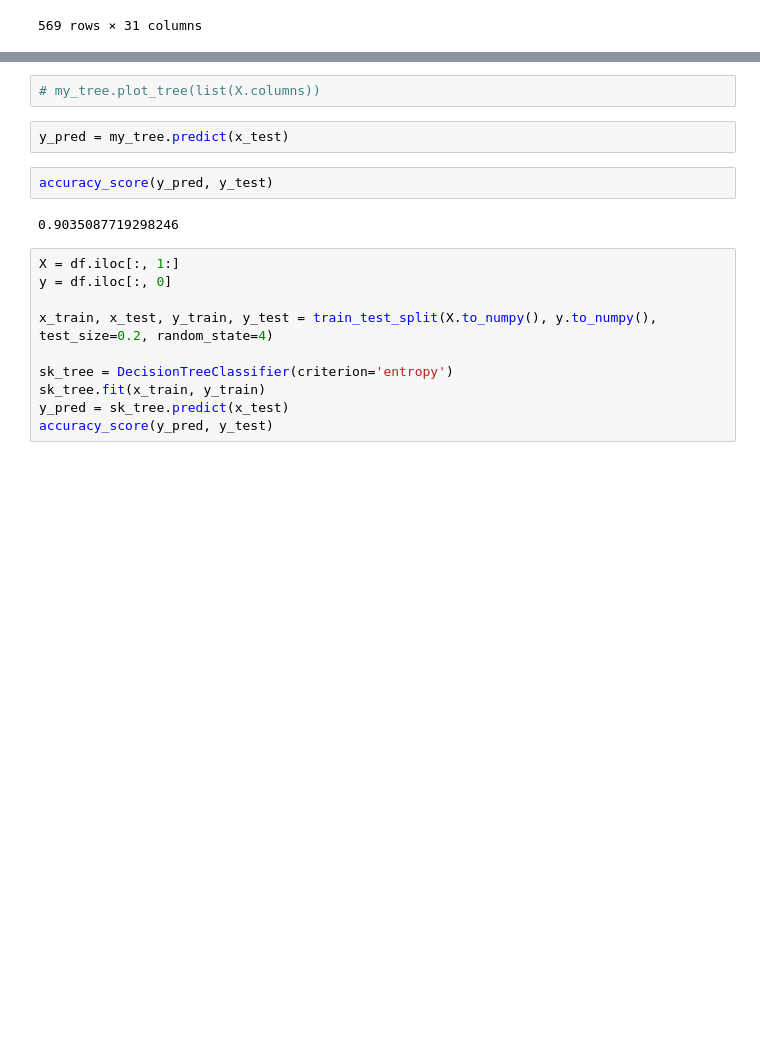
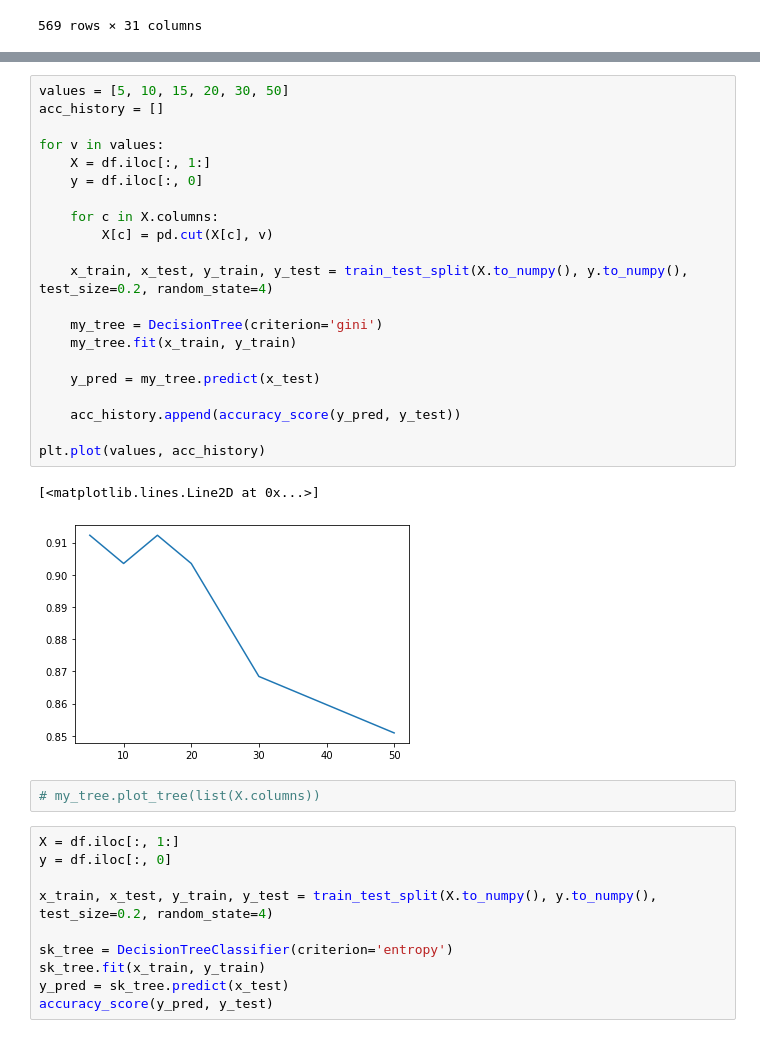
Before and after one commit to AlirezaSM/decision-tree, a Jupyter notebook: decision_tree.ipynb, the cells around one changed output, grey strips where cells are left out. Saved outputs shown, nothing was run; the diff lists cells and outputs as text; blank space fills up the shorter version.

```diff
--- a/decision_tree.ipynb
+++ b/decision_tree.ipynb
@@ -232,11 +246,29 @@ my_tree.fit(x_train, y_train)
+# %%
+values = [5, 10, 15, 20, 30, 50]
+acc_history = []
+
+for v in values:
+    X = df.iloc[:, 1:]
+    y = df.iloc[:, 0]
+
+    for c in X.columns:
+        X[c] = pd.cut(X[c], v)
+
+    x_train, x_test, y_train, y_test = train_test_split(X.to_numpy(), y.to_numpy(), test_size=0.2, random_state=4)
+
+    my_tree = DecisionTree(criterion='gini')
+    my_tree.fit(x_train, y_train)
+
+    y_pred = my_tree.predict(x_test)
+
+    acc_history.append(accuracy_score(y_pred, y_test))
+
+plt.plot(values, acc_history)
+# %% [output]
+[<matplotlib.lines.Line2D at 0x...>]
+[figure, added]
 # %%
 # my_tree.plot_tree(list(X.columns))
-# %%
-y_pred = my_tree.predict(x_test)
-# %%
-accuracy_score(y_pred, y_test)
-# %% [output]
-0.9035087719298246
 # %%
 X = df.iloc[:, 1:]
 y = df.iloc[:, 0]
```
Also changed, not shown: parts of 2 cells of this notebook.
